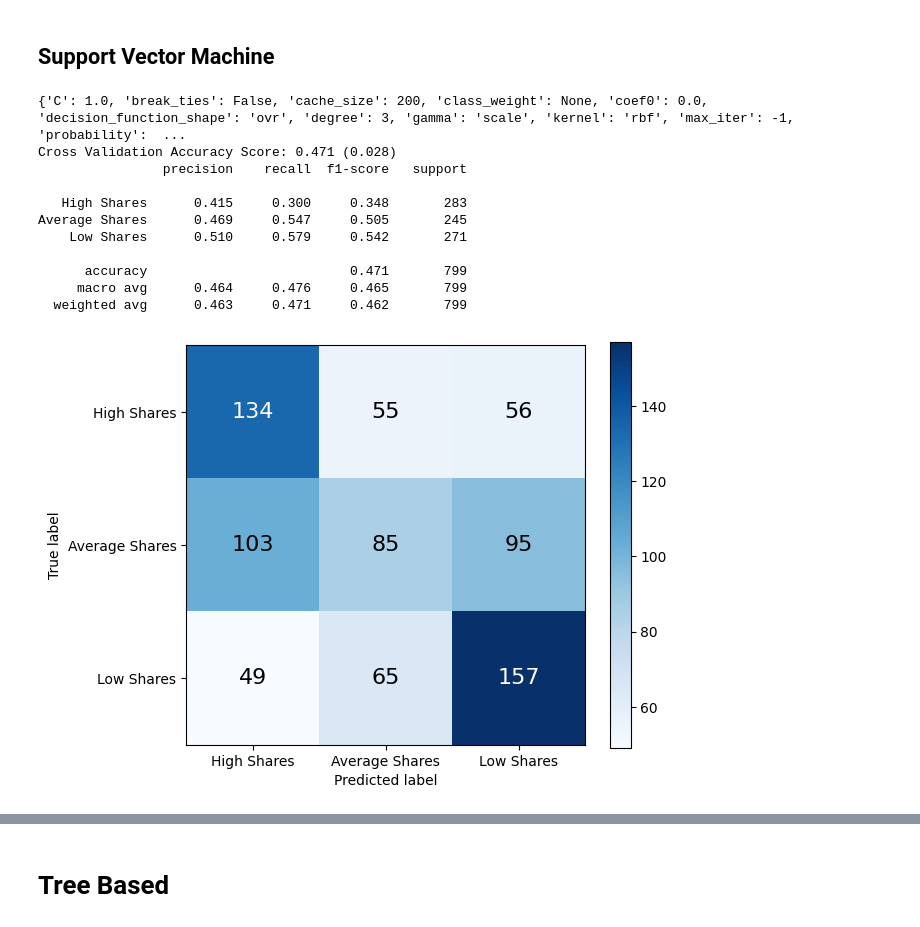
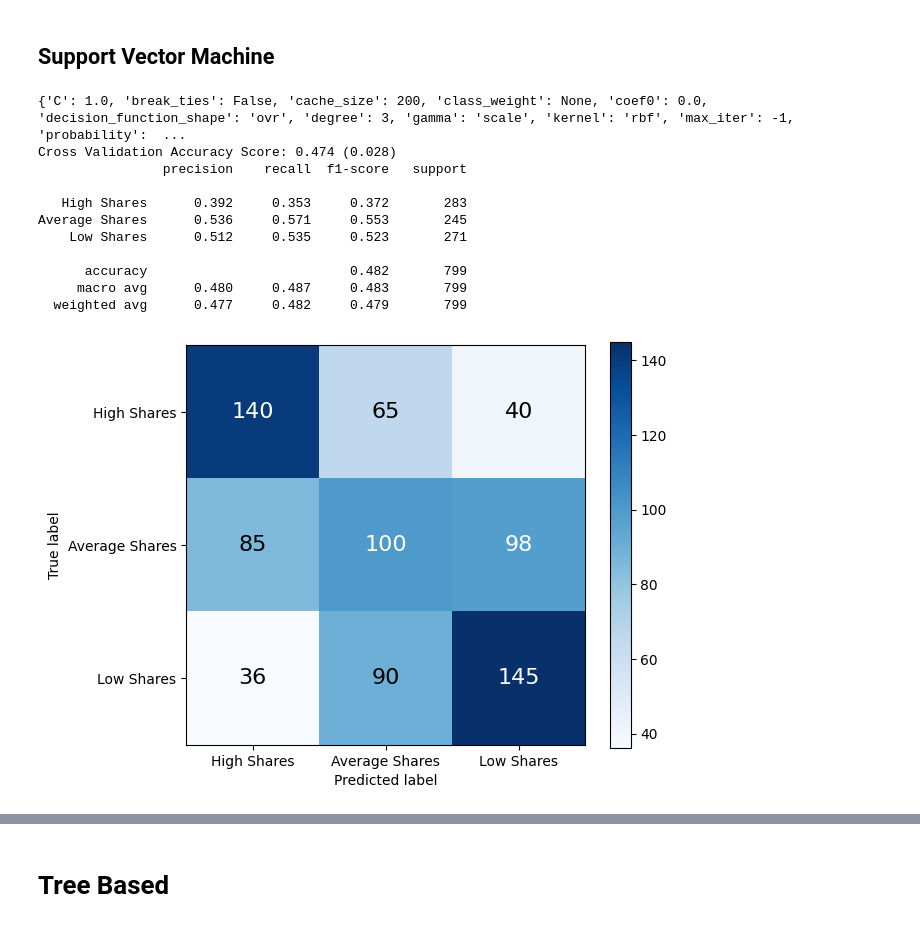
Before and after one commit to ChuanPoYan/IS4242-Project, a Jupyter notebook: The Smart Local Modelling.ipynb, the cells around one changed output, grey strips where cells are left out. Drawn from its saved outputs; the diff is of its cells as text; code cells hidden in the pictures.

```diff
--- a/The Smart Local Modelling.ipynb
+++ b/The Smart Local Modelling.ipynb
@@ -194,9 +194,9 @@ pickle.dump(lr_best_model, open('./dataset/Model/lr_best_model.pkl', 'wb'))
 nb_base_model = GaussianNB()
 print(nb_base_model.get_params())
 
-get_mean_cvs(nb_base_model, X_train_scaled, y_train.to_numpy().ravel())
+get_mean_cvs(nb_base_model, X_train_scaled, y_train)
 
-nb_base_model.fit(X_train_scaled, y_train.to_numpy().ravel())
+nb_base_model.fit(X_train_scaled, y_train)
 y_pred_nb_base = nb_base_model.predict(X_test_scaled)
 evaluate_model(y_test, y_pred_nb_base)
 # %% [output]
@@ -220,14 +220,14 @@ nb_GS = GridSearchCV(
     },
     n_jobs=multiprocessing.cpu_count())
 
-nb_GS = nb_GS.fit(X_train_scaled, y_train.to_numpy().ravel())
+nb_GS = nb_GS.fit(X_train_scaled, y_train)
 
 nb_best_model = nb_GS.best_estimator_
 print(nb_best_model.get_params())
 
-get_mean_cvs(nb_best_model, X_train_scaled, y_train.to_numpy().ravel())
+get_mean_cvs(nb_best_model, X_train_scaled, y_train)
 
-nb_best_model.fit(X_train_scaled, y_train.to_numpy().ravel())
+nb_best_model.fit(X_train_scaled, y_train)
 y_pred_nb_best = nb_best_model.predict(X_test_scaled)
 evaluate_model(y_test, y_pred_lr_best)
 # %% [output]
@@ -253,9 +253,9 @@ pickle.dump(nb_best_model, open('./dataset/Model/nb_best_model.pkl', 'wb'))
 knn_base_model = KNeighborsClassifier()
 print(knn_base_model.get_params())
 
-get_mean_cvs(knn_base_model, X_train_scaled, y_train.to_numpy().ravel())
+get_mean_cvs(knn_base_model, X_train_scaled, y_train)
 
-knn_base_model.fit(X_train_scaled, y_train.to_numpy().ravel())
+knn_base_model.fit(X_train_scaled, y_train)
 y_pred_cb_base = knn_base_model.predict(X_test_scaled)
 evaluate_model(y_test, y_pred_cb_base)
 # %% [output]
@@ -283,14 +283,14 @@ knn_GS = GridSearchCV(
     },
     n_jobs=multiprocessing.cpu_count())
 
-knn_GS = knn_GS.fit(X_train_scaled, y_train.to_numpy().ravel())
+knn_GS = knn_GS.fit(X_train_scaled, y_train)
 
 knn_best_model = knn_GS.best_estimator_
 print(knn_best_model.get_params())
 
-get_mean_cvs(knn_best_model, X_train_scaled, y_train.to_numpy().ravel())
+get_mean_cvs(knn_best_model, X_train_scaled, y_train)
 
-knn_best_model.fit(X_train_scaled, y_train.to_numpy().ravel())
+knn_best_model.fit(X_train_scaled, y_train)
 y_pred_knn_best = knn_best_model.predict(X_test_scaled)
 evaluate_model(y_test, y_pred_knn_best)
 # %% [output]
@@ -313,25 +313,25 @@ pickle.dump(knn_best_model, open('./dataset/Model/knn_best_model.pkl', 'wb'))
 # %%
 svm_base_model = SVC()
 print(svm_base_model.get_params())
 
-get_mean_cvs(svm_base_model, X_train_scaled, y_train.to_numpy().ravel())
+get_mean_cvs(svm_base_model, X_train_scaled, y_train)
 
-svm_base_model.fit(X_train_scaled, y_train.to_numpy().ravel())
+svm_base_model.fit(X_train_scaled, y_train)
 y_pred_cb_base = svm_base_model.predict(X_test_scaled)
 evaluate_model(y_test, y_pred_cb_base)
 # %% [output]
 {'C': 1.0, 'break_ties': False, 'cache_size': 200, 'class_weight': None, 'coef0': 0.0, 'decision_function_shape': 'ovr', 'degree': 3, 'gamma': 'scale', 'kernel': 'rbf', 'max_iter': -1, 'probability':  ...
-Cross Validation Accuracy Score: 0.471 (0.028)
+Cross Validation Accuracy Score: 0.474 (0.028)
                 precision    recall  f1-score   support
 
-   High Shares      0.415     0.300     0.348       283
-Average Shares      0.469     0.547     0.505       245
-    Low Shares      0.510     0.579     0.542       271
+   High Shares      0.392     0.353     0.372       283
+Average Shares      0.536     0.571     0.553       245
+    Low Shares      0.512     0.535     0.523       271
 
-      accuracy                          0.471       799
-     macro avg      0.464     0.476     0.465       799
-  weighted avg      0.463     0.471     0.462       799
+      accuracy                          0.482       799
+     macro avg      0.480     0.487     0.483       799
+  weighted avg      0.477     0.482     0.479       799
-[figure, old version]
+[figure, new version]
 # %%
 svm_GS = GridSearchCV(
     SVC(),
```
Also changed, not shown: parts of 16 cells of this notebook, 13 other files.
